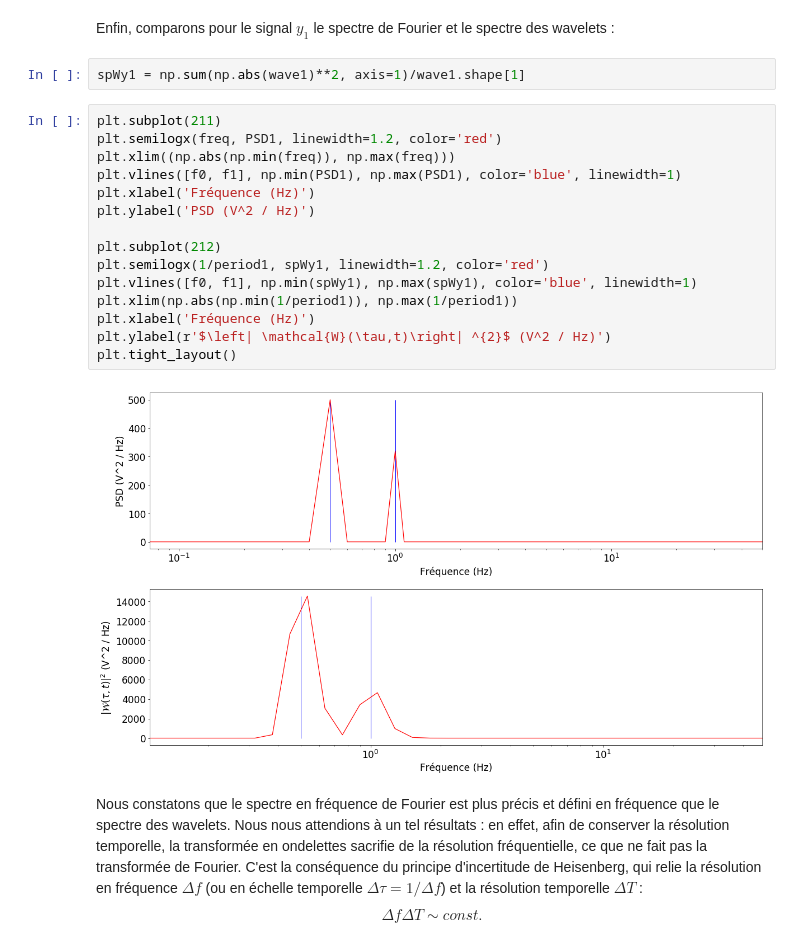
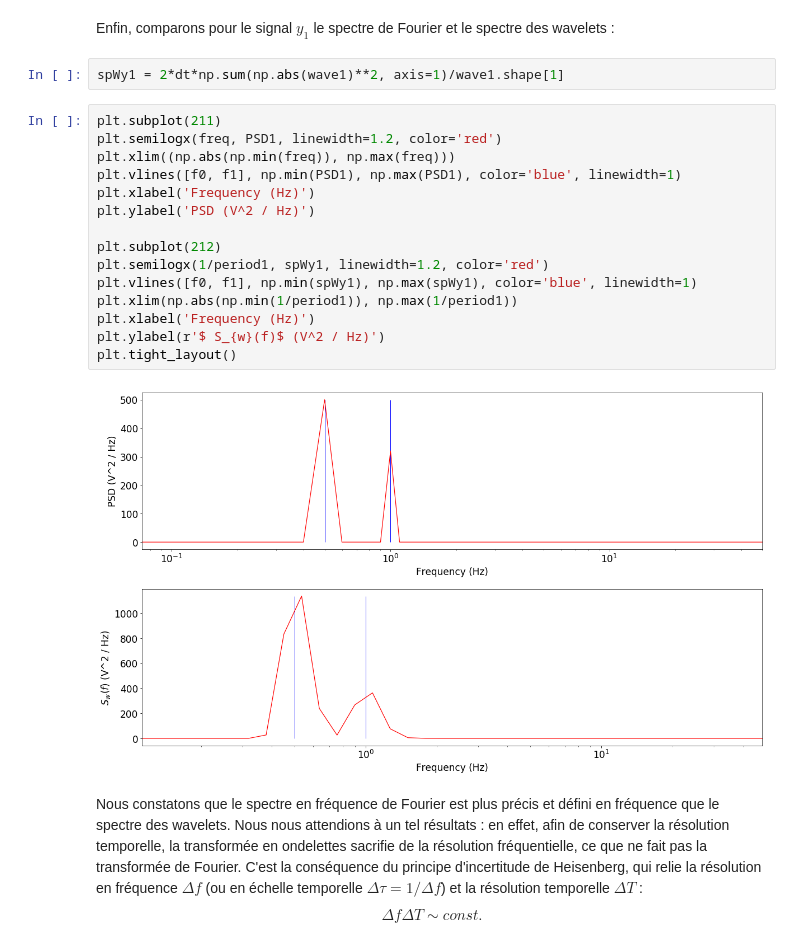
Before and after one commit to gbogopolsky/spectral-analysis-astro, a Jupyter notebook: Rapport.ipynb, the cells around one changed output. Drawn from its saved outputs; the diff is of its cells as text.

```diff
--- a/Rapport.ipynb
+++ b/Rapport.ipynb
@@ -200,24 +204,24 @@ print(1/f0, 1/f1)
 # %% [markdown]
 Enfin, comparons pour le signal $y_1$ le spectre de Fourier et le spectre des wavelets :
 # %%
-spWy1 = np.sum(np.abs(wave1)**2, axis=1)/wave1.shape[1]
+spWy1 = 2*dt*np.sum(np.abs(wave1)**2, axis=1)/wave1.shape[1]
 # %%
 plt.subplot(211)
 plt.semilogx(freq, PSD1, linewidth=1.2, color='red')
 plt.xlim((np.abs(np.min(freq)), np.max(freq)))
 plt.vlines([f0, f1], np.min(PSD1), np.max(PSD1), color='blue', linewidth=1)
-plt.xlabel('Fréquence (Hz)')
+plt.xlabel('Frequency (Hz)')
 plt.ylabel('PSD (V^2 / Hz)')
 
 plt.subplot(212)
 plt.semilogx(1/period1, spWy1, linewidth=1.2, color='red')
 plt.vlines([f0, f1], np.min(spWy1), np.max(spWy1), color='blue', linewidth=1)
 plt.xlim(np.abs(np.min(1/period1)), np.max(1/period1))
-plt.xlabel('Fréquence (Hz)')
-plt.ylabel(r'$\left| \mathcal{W}(\tau,t)\right| ^{2}$ (V^2 / Hz)')
+plt.xlabel('Frequency (Hz)')
+plt.ylabel(r'$ S_{w}(f)$ (V^2 / Hz)')
 plt.tight_layout()
 # %% [output]
-[figure, old version]
+[figure, new version]
 # %% [markdown]
 Nous constatons que le spectre en fréquence de Fourier est plus précis et défini en fréquence que le spectre des wavelets. Nous nous attendions à un tel résultats : en effet, afin de conserver la résolution temporelle, la transformée en ondelettes sacrifie de la résolution fréquentielle, ce que ne fait pas la transformée de Fourier. C'est la conséquence du principe d'incertitude de Heisenberg, qui relie la résolution en fréquence $\Delta f$ (ou en échelle temporelle $\Delta \tau = 1/\Delta f$) et la résolution temporelle $\Delta T$ :
 $$ \Delta f \Delta T \sim const.$$
```
Also changed, not shown: parts of 24 cells of this notebook.
